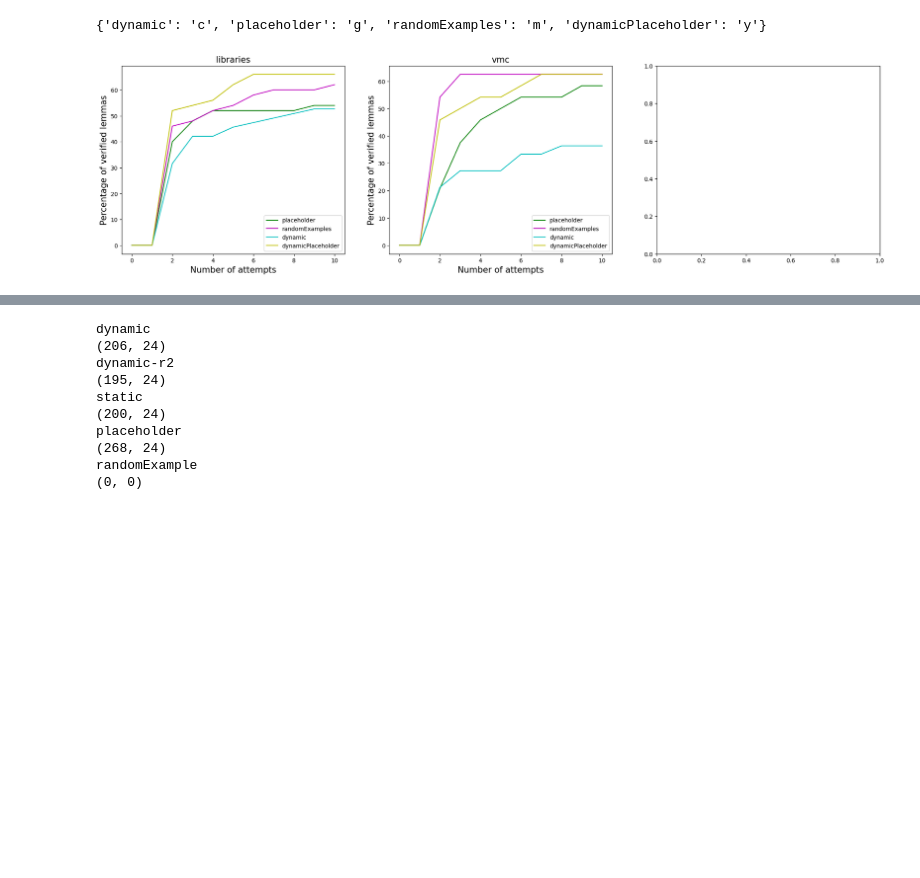
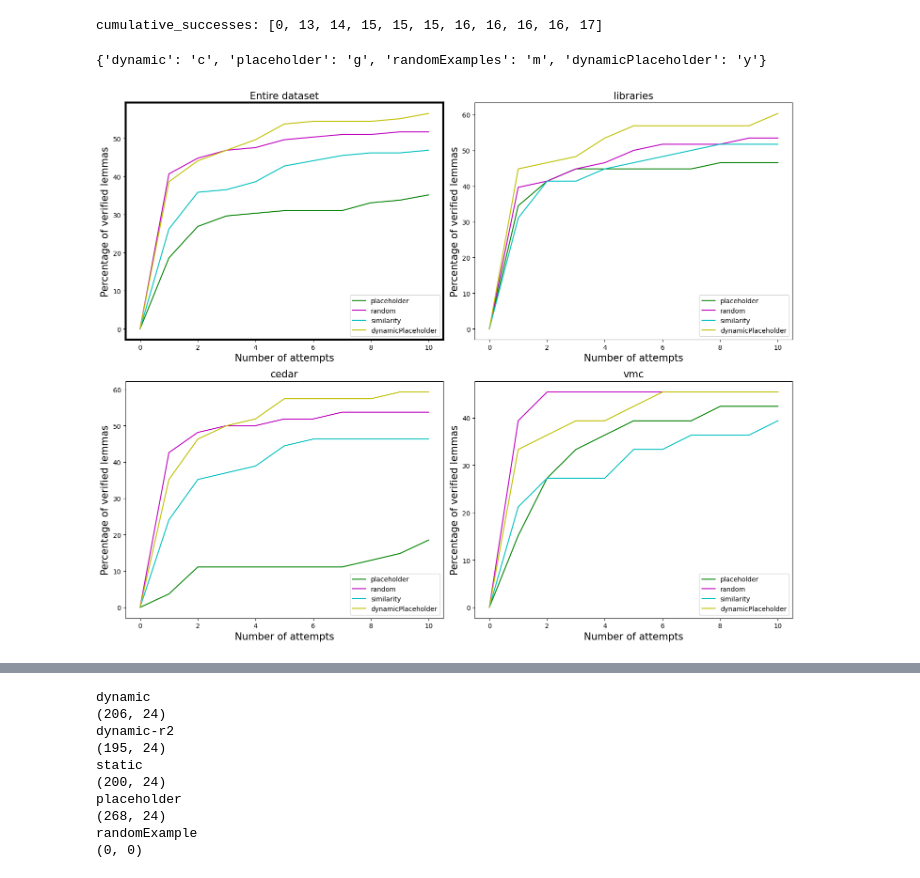
Before and after one commit to ricostynha1/dafny_laurel_repair, a Jupyter notebook: notebooks/clustering_analysis.ipynb, the cells around one changed output, grey strips where cells are left out. Cells and saved outputs as stored; diff of their text form; code cells hidden in the pictures; blank space fills up the shorter version.

```diff
--- a/notebooks/clustering_analysis.ipynb
+++ b/notebooks/clustering_analysis.ipynb
@@ -230,0 +117,13 @@ print(normalized_cumulative_success)
+# %%
+# print last element of "randomExamples", "EmbedddedPlaceholder", "TFIDFPlaceholder", "dynamicPlaceholder"
+print(normalized_cumulative_success[("randomExamples", "libraries")][-1])
+for benchmark in benchmarks:
+    for method in [
+        "randomExamples",
+        "EmbeddedPlaceholder",
+        "TFIDFPlaceholder",
+        "dynamicPlaceholder",
+    ]:
+        print(
+            f"normalized_cumulative_success[{method}, {benchmark}] = {normalized_cumulative_success[(method, benchmark)][-1]}"
+        )
@@ -231,5 +197,9 @@ print(normalized_cumulative_success)
+# %%
+print(f"cumulative_successes: {cumulative_successes}")
+# %% [output]
+cumulative_successes: [0, 13, 14, 15, 15, 15, 16, 16, 16, 16, 17]
 # %%
-fig, axs = plt.subplots(nrows=1, ncols=3, figsize=(24, 6))
+fig, axs = plt.subplots(nrows=2, ncols=2, figsize=(15, 12))
 colors = ["c", "g", "m", "y", "k", "r"]
 color_map = {
     method: colors[i % len(colors)]
@@ -237,39 +207,61 @@ color_map = {
         ["dynamic", "placeholder", "randomExamples", "dynamicPlaceholder"]
     )
 }
+type_exp = ["placeholder", "randomExamples", "dynamic", "dynamicPlaceholder"]
 print(color_map)
-i = 0
+axs = axs.flatten()
+
+i = 1
 for benchmark in benchmarks:
     # axs[i](figsize=(10, 6))
     for method in type_exp:
         data = normalized_cumulative_success[(method, benchmark)]
         method_name = method
-        if method == "randomExample":
+        if method == "randomExamples":
             method_name = "random"
-        if method == "dynamic-r2":
+        if method == "dynamic":
             method_name = "similarity"
         axs[i].plot(data, label=method_name, color=color_map[method])
         benchmark_name = benchmark
         if benchmark == "dafnyVMC":
             benchmark_name = "vmc"
         axs[i].set_title(f"{benchmark_name}", fontsize=15)
         axs[i].set_xlabel("Number of attempts", fontsize=15)
         axs[i].legend(loc="lower right", fontsize=10)
         axs[i].set_ylabel("Percentage of verified lemmas", fontsize=15)
         # axs[i].legend()
     i += 1
-plt.savefig("../fig/benchs_similarity.pdf", bbox_inches="tight")
+for method, data in total_successes.items():
+    if method in type_exp:
+        method_name = method
+        if method == "randomExamples":
+            method_name = "random"
+        if method == "dynamic":
+            method_name = "similarity-no-placeholder"
+        if method == "dynamicPlaceholder":
+            method_name = "dynamic"
+        axs[0].plot(data, label=method_name, color=color_map[method])
+        axs[0].set_title(f"Entire dataset", fontsize=15)
+        axs[0].set_xlabel("Number of attempts", fontsize=15)
+        axs[0].set_ylabel("Percentage of verified lemmas", fontsize=15)
+        axs[0].legend(loc="lower right", fontsize=10)
+
+for spine in axs[0].spines.values():
+    spine.set_edgecolor("black")
+    spine.set_linewidth(3)
+plt.tight_layout()
+plt.savefig("../fig/whole_benchs_similarity.pdf", bbox_inches="tight")
 plt.show()
 # plt.figure(figsize=(10, 6))
 # normalized_cumulative_success_lib = normalized_cumulative_success
 # for (method, benchmark), cumulative_successes in normalized_cumulative_success.items():
 #   data = normalized_cumulative_success[(method, "kfold")]
 #   plt.plot(data, label=method)
 # plt.title(f'Normalized Cumulative Success for {benchmark}')
 # plt.xlabel('Index')
 # plt.ylabel('Normalized Cumulative Success (%)')
 # plt.legend()
 # plt.show()
 # %% [output]
 {'dynamic': 'c', 'placeholder': 'g', 'randomExamples': 'm', 'dynamicPlaceholder': 'y'}
-[figure, old version]
+[figure, new version]
```
Also changed, not shown: parts of 9 cells of this notebook, 14 other files.
